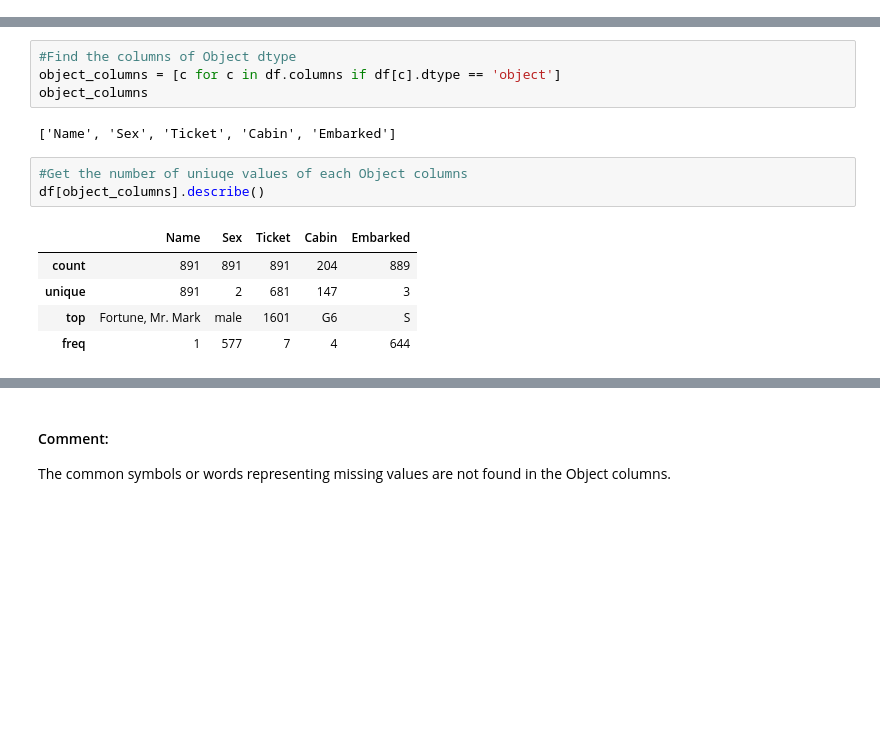
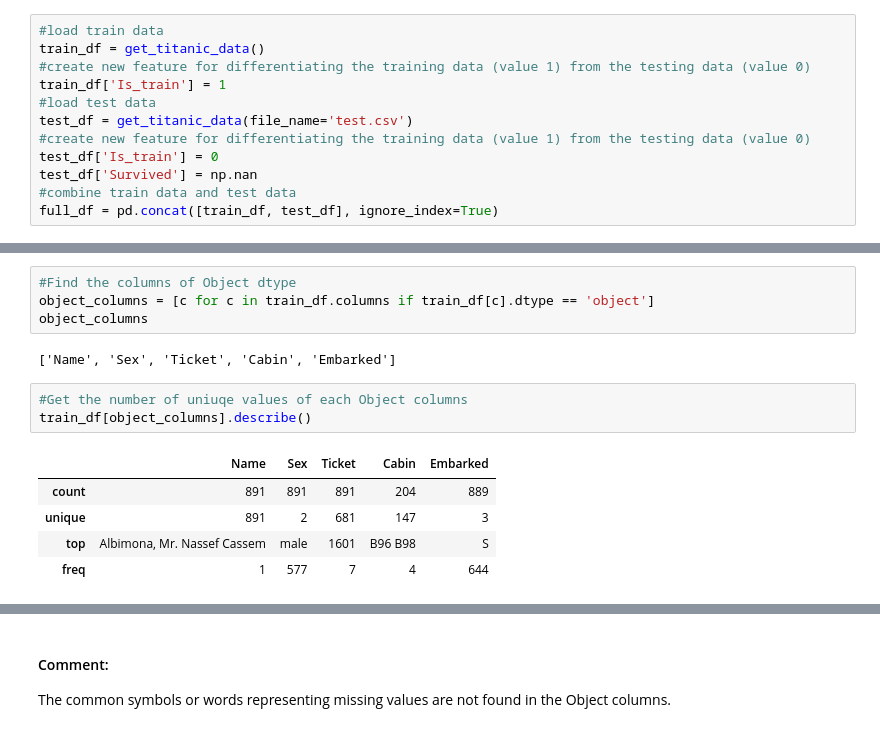
Before and after one commit to Brendalish/titanic, a Jupyter notebook: Dealing with missing values.ipynb, the cells around one changed output, grey strips where cells are left out. Cells and saved outputs as stored; diff of their text form; blank space fills up the shorter version.

```diff
--- a/Dealing with missing values.ipynb
+++ b/Dealing with missing values.ipynb
@@ -44,3 +43,15 @@ df = get_titanic_data()
+# %%
+#load train data
+train_df = get_titanic_data()
+#create new feature for differentiating the training data (value 1) from the testing data (value 0)
+train_df['Is_train'] = 1
+#load test data
+test_df = get_titanic_data(file_name='test.csv')
+#create new feature for differentiating the training data (value 1) from the testing data (value 0)
+test_df['Is_train'] = 0
+test_df['Survived'] = np.nan
+#combine train data and test data
+full_df = pd.concat([train_df, test_df], ignore_index=True)
 # %% [markdown]
 ## 3. Convert all missing values to null values (None, np.nan)
 # %% [markdown]
@@ -72,18 +84,18 @@ memory usage: 83.7+ KB
 #### 3.1.1 Check the columns of object dtype
 # %%
 #Find the columns of Object dtype
-object_columns = [c for c in df.columns if df[c].dtype == 'object']
+object_columns = [c for c in train_df.columns if train_df[c].dtype == 'object']
 object_columns
 # %% [output]
 ['Name', 'Sex', 'Ticket', 'Cabin', 'Embarked']
 # %%
 #Get the number of uniuqe values of each Object columns
-df[object_columns].describe()
+train_df[object_columns].describe()
 # %% [output]
 |  | Name | Sex | Ticket | Cabin | Embarked |
 | count | 891 | 891 | 891 | 204 | 889 |
 | unique | 891 | 2 | 681 | 147 | 3 |
-| top | Fortune, Mr. Mark | male | 1601 | G6 | S |
+| top | Albimona, Mr. Nassef Cassem | male | 1601 | B96 B98 | S |
 | freq | 1 | 577 | 7 | 4 | 644 |
 # %%
 #Look for common symbols for missing values, like '?', 'NA', '-', '.', 'unknown'
```
Also changed, not shown: parts of 35 cells of this notebook.
